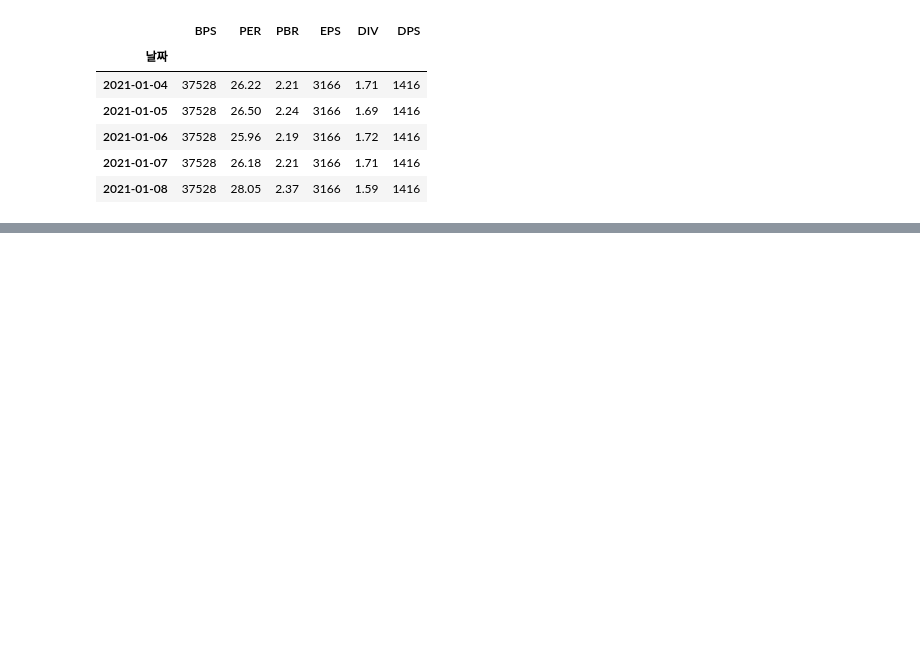
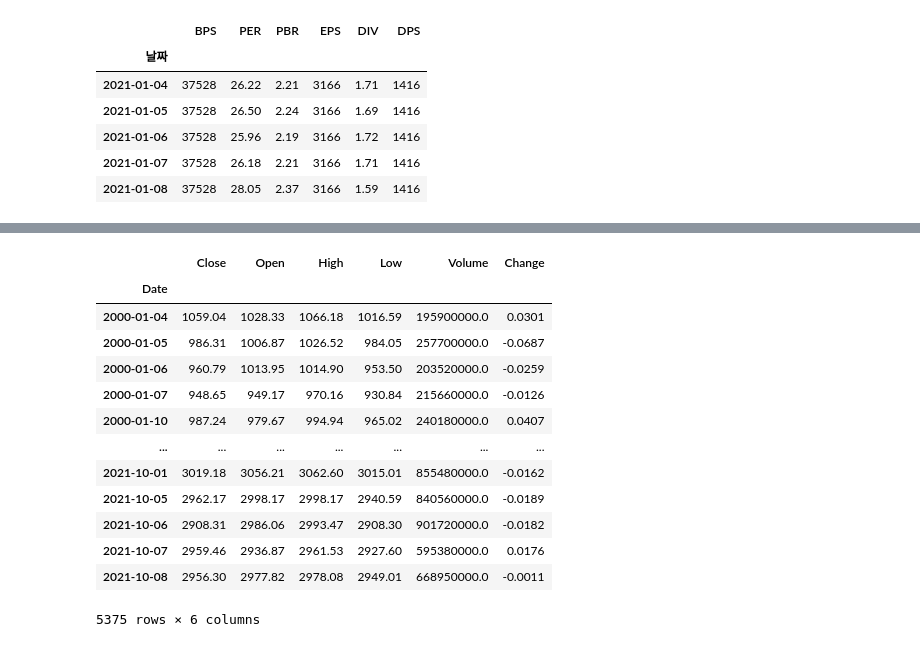
Before and after one commit to sharebook-kr/book-pandas-for-finance, a Jupyter notebook: ch09/09.ipynb, the cells around one changed output, grey strips where cells are left out. Saved outputs shown, nothing was run; the diff lists cells and outputs as text; code cells hidden in the pictures; blank space fills up the shorter version.

```diff
--- a/ch09/09.ipynb
+++ b/ch09/09.ipynb
@@ -182,0 +240,20 @@ df.head()
+# %%
+kospi = fdr.DataReader(symbol="KS11", start="2000")
+kosdaq = fdr.DataReader(symbol="KQ11", start="2000")
+# %%
+kospi
+# %% [output]
+|  | Close | Open | High | Low | Volume | Change |
+| Date |  |  |  |  |  |  |
+| 2000-01-04 | 1059.04 | 1028.33 | 1066.18 | 1016.59 | 195900000.0 | 0.0301 |
+| 2000-01-05 | 986.31 | 1006.87 | 1026.52 | 984.05 | 257700000.0 | -0.0687 |
+| 2000-01-06 | 960.79 | 1013.95 | 1014.90 | 953.50 | 203520000.0 | -0.0259 |
+| 2000-01-07 | 948.65 | 949.17 | 970.16 | 930.84 | 215660000.0 | -0.0126 |
+| 2000-01-10 | 987.24 | 979.67 | 994.94 | 965.02 | 240180000.0 | 0.0407 |
+| ... | ... | ... | ... | ... | ... | ... |
+| 2021-10-01 | 3019.18 | 3056.21 | 3062.60 | 3015.01 | 855480000.0 | -0.0162 |
+| 2021-10-05 | 2962.17 | 2998.17 | 2998.17 | 2940.59 | 840560000.0 | -0.0189 |
+| 2021-10-06 | 2908.31 | 2986.06 | 2993.47 | 2908.30 | 901720000.0 | -0.0182 |
+| 2021-10-07 | 2959.46 | 2936.87 | 2961.53 | 2927.60 | 595380000.0 | 0.0176 |
+| 2021-10-08 | 2956.30 | 2977.82 | 2978.08 | 2949.01 | 668950000.0 | -0.0011 |
+5375 rows × 6 columns
```
Also changed, not shown: parts of 5 cells of this notebook, 4 other files.
